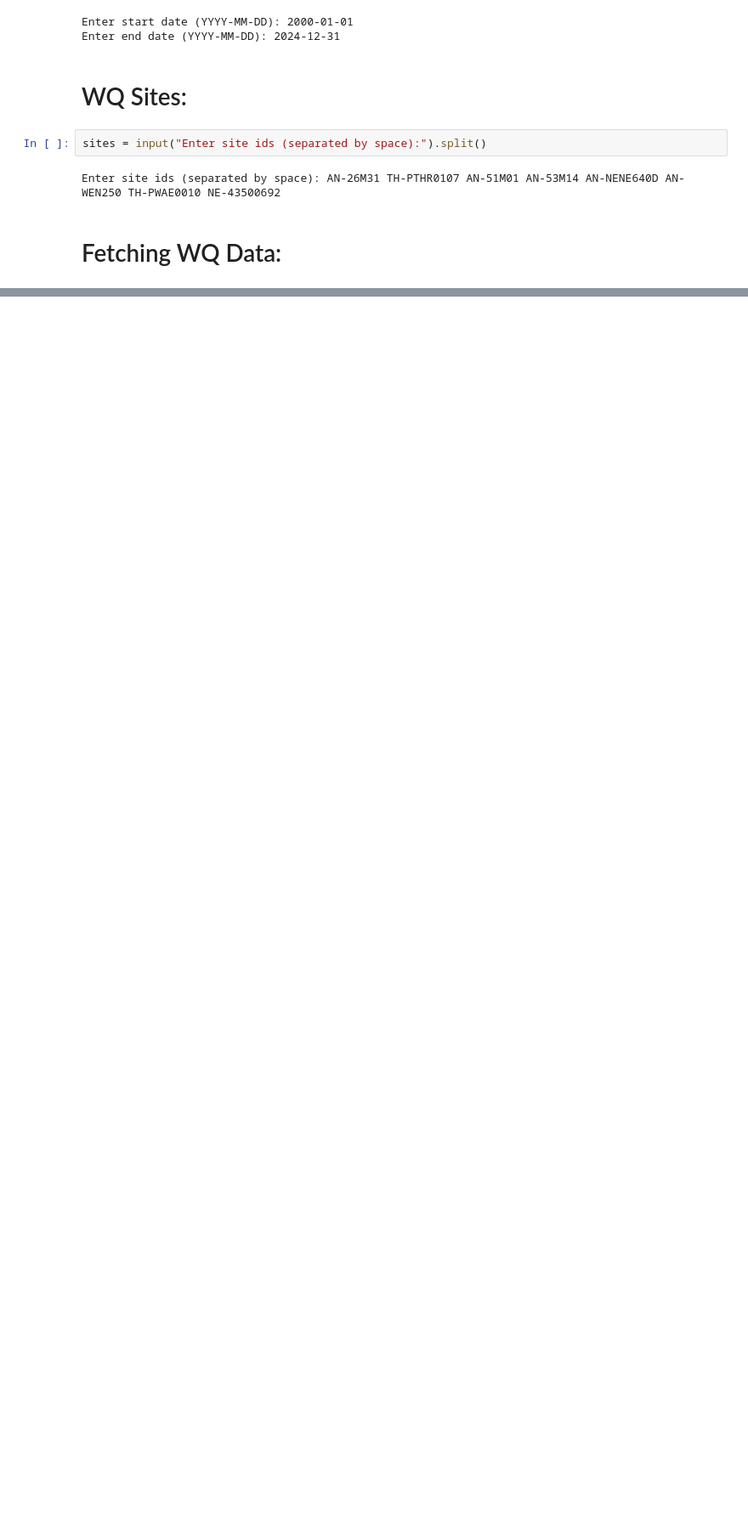
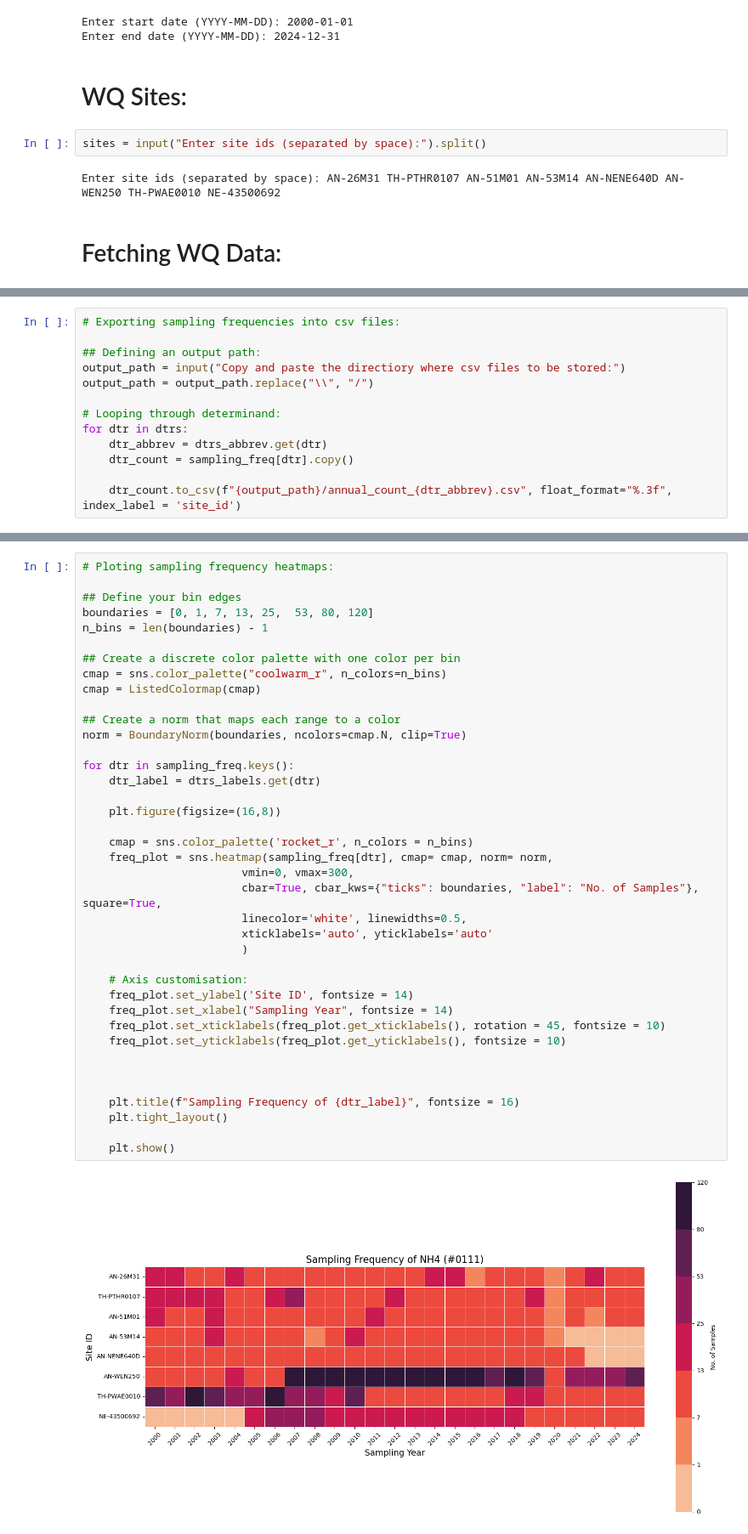
Before and after one commit to Hassanabubaker/ea-wqa-api-access, a Jupyter notebook: main.ipynb, the cells around one changed output, grey strips where cells are left out. Shown at 85% size. Saved outputs shown, nothing was run; the diff lists cells and outputs as text; blank space fills up the shorter version.

Commit message:
adding sampling frequeny plots

```diff
--- a/main.ipynb
+++ b/main.ipynb
@@ -199,0 +252,13 @@ wqa
+# %%
+# Exporting sampling frequencies into csv files:
+
+## Defining an output path:
+output_path = input("Copy and paste the directiory where csv files to be stored:")
+output_path = output_path.replace("\\", "/")
+
+# Looping through determinand:
+for dtr in dtrs:
+    dtr_abbrev = dtrs_abbrev.get(dtr)
+    dtr_count = sampling_freq[dtr].copy()
+
+    dtr_count.to_csv(f"{output_path}/annual_count_{dtr_abbrev}.csv", float_format="%.3f", index_label = 'site_id')
@@ -199,0 +267,41 @@ wqa
+# %%
+# Ploting sampling frequency heatmaps:
+
+## Define your bin edges
+boundaries = [0, 1, 7, 13, 25,  53, 80, 120]
+n_bins = len(boundaries) - 1
+
+## Create a discrete color palette with one color per bin
+cmap = sns.color_palette("coolwarm_r", n_colors=n_bins)
+cmap = ListedColormap(cmap)
+
+## Create a norm that maps each range to a color
+norm = BoundaryNorm(boundaries, ncolors=cmap.N, clip=True)
+
+for dtr in sampling_freq.keys():
+    dtr_label = dtrs_labels.get(dtr)
+
+    plt.figure(figsize=(16,8))
+
+    cmap = sns.color_palette('rocket_r', n_colors = n_bins)
+    freq_plot = sns.heatmap(sampling_freq[dtr], cmap= cmap, norm= norm,
+                        vmin=0, vmax=300,
+                        cbar=True, cbar_kws={"ticks": boundaries, "label": "No. of Samples"}, square=True,
+                        linecolor='white', linewidths=0.5,
+                        xticklabels='auto', yticklabels='auto'
+                        )
+
+    # Axis customisation:
+    freq_plot.set_ylabel('Site ID', fontsize = 14)
+    freq_plot.set_xlabel("Sampling Year", fontsize = 14)
+    freq_plot.set_xticklabels(freq_plot.get_xticklabels(), rotation = 45, fontsize = 10)
+    freq_plot.set_yticklabels(freq_plot.get_yticklabels(), fontsize = 10)
+
+
+
+    plt.title(f"Sampling Frequency of {dtr_label}", fontsize = 16)
+    plt.tight_layout()
+
+    plt.show()
+# %% [output]
+[figure, added]
```
Also changed, not shown: parts of 8 cells of this notebook.
